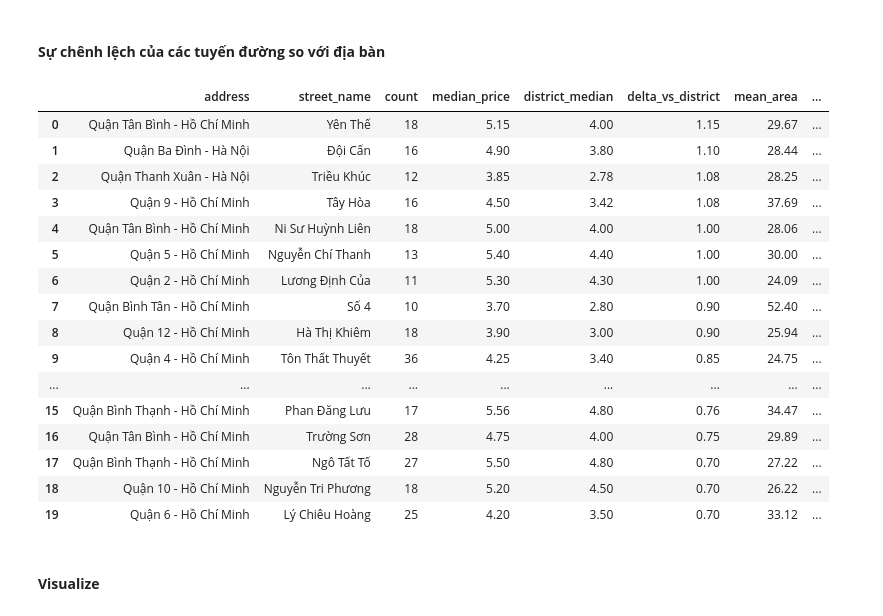
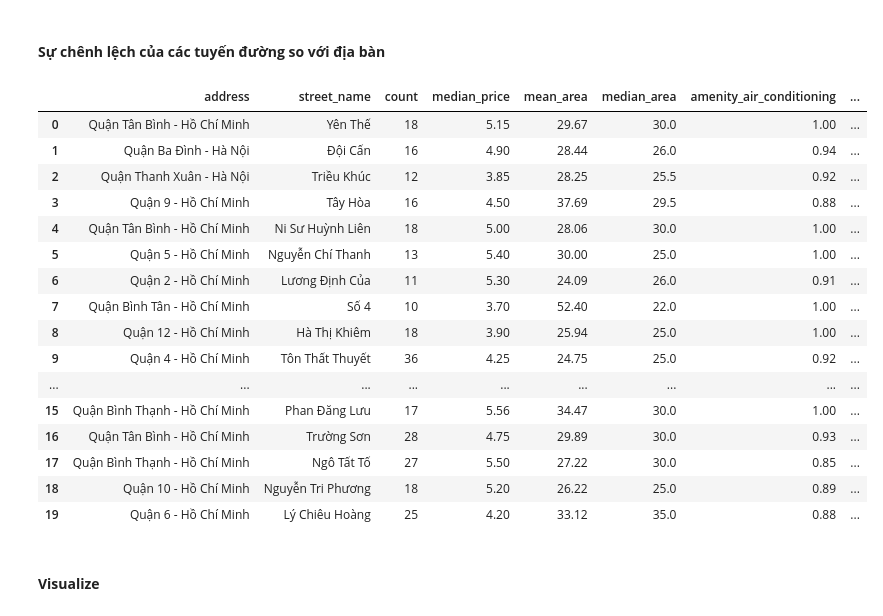
Before and after one commit to HungHiHung10/Intro2DS, a Jupyter notebook: notebooks/relationships_correlations.ipynb, the cells around one changed output. Drawn from its saved outputs; the diff is of its cells as text; code cells hidden in the pictures.

```diff
--- a/notebooks/relationships_correlations.ipynb
+++ b/notebooks/relationships_correlations.ipynb
@@ -1132,67 +1102,41 @@ Giá cao thường đi kèm **combo tiện ích + vị trí + diện tích**, ch
 # %% [markdown]
 #### **Sự chênh lệch của các tuyến đường so với địa bàn**
 # %%
-df_street_price = price_by_address_street.copy()
-
-# 1) Median mỗi quận
-district_median = df_street_price.groupby("address")["median_price"].median()
-
-df_street_price["district_median"] = df_street_price["address"].map(district_median)
-df_street_price["delta_vs_district"] = (
-    df_street_price["median_price"] - df_street_price["district_median"]
+out_df, top_delta = top_street_premium_vs_district(
+    price_by_address_street=price_by_address_street,
+    district_col="address",
+    street_col="street_name",
+    median_col="median_price",
+    top_n=20,
+    include_area=True,
+    sample_amenities=[
+        "amenity_air_conditioning",
+        "amenity_balcony",
+        "amenity_mezzanine",
+        "amenity_elevator",
+        "amenity_parking",
+    ],
+    round_digits=2,
+    display_result=True
 )
-
-# Lấy top tuyến đường đắt hơn quận
-top_delta = (
-    df_street_price
-    .sort_values("delta_vs_district", ascending=False)
-    .head(20)
-    .reset_index(drop=True)
-)
-
-cols_to_show = [
-    "address",
-    "street_name",
-    "count",
-    "median_price",
-    "district_median",
-    "delta_vs_district",
-]
-
-if "mean_area" in df_street_price.columns:
-    cols_to_show += ["mean_area", "median_area"]
-
-sample_amenities = [
-    "amenity_air_conditioning",
-    "amenity_balcony",
-    "amenity_mezzanine",
-    "amenity_elevator",
-    "amenity_parking",
-]
-
-for col in sample_amenities:
-    if col in df_street_price.columns:
-        cols_to_show.append(col)
-
-display(top_delta[cols_to_show].round(2))
 # %% [output]
-|  | address | street_name | count | median_price | district_median | delta_vs_district | mean_area | ... |
-| 0 | Quận Tân Bình - Hồ Chí Minh | Yên Thế | 18 | 5.15 | 4.00 | 1.15 | 29.67 | ... |
-| 1 | Quận Ba Đình - Hà Nội | Đội Cấn | 16 | 4.90 | 3.80 | 1.10 | 28.44 | ... |
-| 2 | Quận Thanh Xuân - Hà Nội | Triều Khúc | 12 | 3.85 | 2.78 | 1.08 | 28.25 | ... |
-| 3 | Quận 9 - Hồ Chí Minh | Tây Hòa | 16 | 4.50 | 3.42 | 1.08 | 37.69 | ... |
-| 4 | Quận Tân Bình - Hồ Chí Minh | Ni Sư Huỳnh Liên | 18 | 5.00 | 4.00 | 1.00 | 28.06 | ... |
-| 5 | Quận 5 - Hồ Chí Minh | Nguyễn Chí Thanh | 13 | 5.40 | 4.40 | 1.00 | 30.00 | ... |
-| 6 | Quận 2 - Hồ Chí Minh | Lương Định Của | 11 | 5.30 | 4.30 | 1.00 | 24.09 | ... |
-| 7 | Quận Bình Tân - Hồ Chí Minh | Số 4 | 10 | 3.70 | 2.80 | 0.90 | 52.40 | ... |
-| 8 | Quận 12 - Hồ Chí Minh | Hà Thị Khiêm | 18 | 3.90 | 3.00 | 0.90 | 25.94 | ... |
-| 9 | Quận 4 - Hồ Chí Minh | Tôn Thất Thuyết | 36 | 4.25 | 3.40 | 0.85 | 24.75 | ... |
+|  | address | street_name | count | median_price | mean_area | median_area | amenity_air_conditioning | ... |
+| 0 | Quận Tân Bình - Hồ Chí Minh | Yên Thế | 18 | 5.15 | 29.67 | 30.0 | 1.00 | ... |
+| 1 | Quận Ba Đình - Hà Nội | Đội Cấn | 16 | 4.90 | 28.44 | 26.0 | 0.94 | ... |
+| 2 | Quận Thanh Xuân - Hà Nội | Triều Khúc | 12 | 3.85 | 28.25 | 25.5 | 0.92 | ... |
+| 3 | Quận 9 - Hồ Chí Minh | Tây Hòa | 16 | 4.50 | 37.69 | 29.5 | 0.88 | ... |
+| 4 | Quận Tân Bình - Hồ Chí Minh | Ni Sư Huỳnh Liên | 18 | 5.00 | 28.06 | 30.0 | 1.00 | ... |
+| 5 | Quận 5 - Hồ Chí Minh | Nguyễn Chí Thanh | 13 | 5.40 | 30.00 | 25.0 | 1.00 | ... |
+| 6 | Quận 2 - Hồ Chí Minh | Lương Định Của | 11 | 5.30 | 24.09 | 26.0 | 0.91 | ... |
+| 7 | Quận Bình Tân - Hồ Chí Minh | Số 4 | 10 | 3.70 | 52.40 | 22.0 | 1.00 | ... |
+| 8 | Quận 12 - Hồ Chí Minh | Hà Thị Khiêm | 18 | 3.90 | 25.94 | 25.0 | 1.00 | ... |
+| 9 | Quận 4 - Hồ Chí Minh | Tôn Thất Thuyết | 36 | 4.25 | 24.75 | 25.0 | 0.92 | ... |
 | ... | ... | ... | ... | ... | ... | ... | ... | ... |
-| 15 | Quận Bình Thạnh - Hồ Chí Minh | Phan Đăng Lưu | 17 | 5.56 | 4.80 | 0.76 | 34.47 | ... |
-| 16 | Quận Tân Bình - Hồ Chí Minh | Trường Sơn | 28 | 4.75 | 4.00 | 0.75 | 29.89 | ... |
-| 17 | Quận Bình Thạnh - Hồ Chí Minh | Ngô Tất Tố | 27 | 5.50 | 4.80 | 0.70 | 27.22 | ... |
-| 18 | Quận 10 - Hồ Chí Minh | Nguyễn Tri Phương | 18 | 5.20 | 4.50 | 0.70 | 26.22 | ... |
-| 19 | Quận 6 - Hồ Chí Minh | Lý Chiêu Hoàng | 25 | 4.20 | 3.50 | 0.70 | 33.12 | ... |
+| 15 | Quận Bình Thạnh - Hồ Chí Minh | Phan Đăng Lưu | 17 | 5.56 | 34.47 | 30.0 | 1.00 | ... |
+| 16 | Quận Tân Bình - Hồ Chí Minh | Trường Sơn | 28 | 4.75 | 29.89 | 30.0 | 0.93 | ... |
+| 17 | Quận Bình Thạnh - Hồ Chí Minh | Ngô Tất Tố | 27 | 5.50 | 27.22 | 30.0 | 0.85 | ... |
+| 18 | Quận 10 - Hồ Chí Minh | Nguyễn Tri Phương | 18 | 5.20 | 26.22 | 25.0 | 0.89 | ... |
+| 19 | Quận 6 - Hồ Chí Minh | Lý Chiêu Hoàng | 25 | 4.20 | 33.12 | 35.0 | 0.88 | ... |
 # %% [markdown]
 #### **Visualize**
 # %%
```
Also changed, not shown: parts of 5 cells of this notebook, 2 other files.
